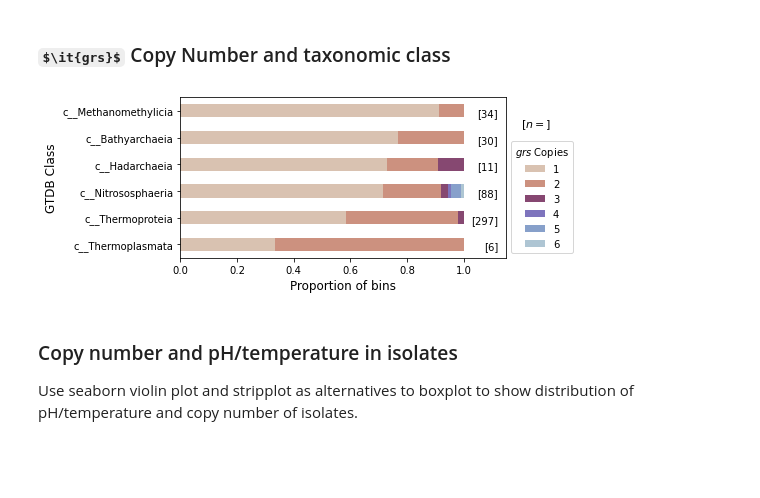
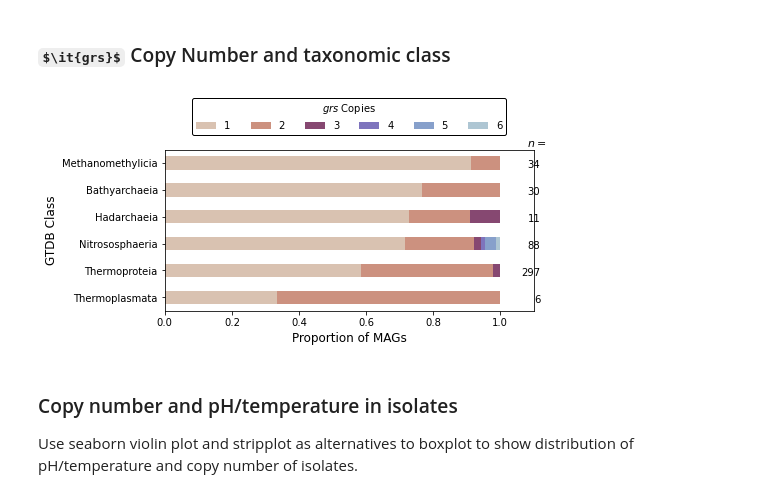
Before and after one commit to lnblum/grs_hotsprings_pub, a Jupyter notebook: figure_creation.ipynb, the cells around one changed output. Cells and saved outputs as stored; diff of their text form; code cells hidden in the pictures; some formulas as TeX source; blank space fills up the shorter version.

Commit message:
modified legend on class copy number bar chart

```diff
--- a/figure_creation.ipynb
+++ b/figure_creation.ipynb
@@ -120,43 +120,44 @@ df1 = df[df['copy_number']==1].groupby('Class').count().loc[:,'copy_number']
 df2 = df[df['copy_number']==2].groupby('Class').count().loc[:,'copy_number']
 df3 = df[df['copy_number']==3].groupby('Class').count().loc[:,'copy_number']
 df4 = df[df['copy_number']==4].groupby('Class').count().loc[:,'copy_number']
 df5 = df[df['copy_number']==5].groupby('Class').count().loc[:,'copy_number']
 df6 = df[df['copy_number']==6].groupby('Class').count().loc[:,'copy_number']
 
 cat_df = pd.concat([df1, df2, df3, df4, df5, df6] , axis = 1)
 cat_df.columns = ['1','2','3','4','5','6']
 cat_df_p = cat_df.div(cat_df.sum(axis=1), axis=0)
 cat_df_p['total'] = cat_df.sum(axis=1)
 cat_df_p = cat_df_p.sort_values('1') #Sort values to order the data table
-
+cat_df_p.index = cat_df_p.index.str.replace('c__', '')
 #limited to more than 1 copy.
 my_cmap = plt.get_cmap("twilight_r")
 cat_df_p=cat_df_p[cat_df_p['1']<1]
 
-fig, ax = plt.subplots(figsize=(8, 3))
+fig, ax = plt.subplots(figsize=(7.25,4))
 cat_df_p.iloc[:,:-1].plot(
     kind = 'barh',
     stacked = True,
     mark_right = True, ax = ax, color = my_cmap([50, 100, 200, 350, 400, 450]), alpha = 0.8)
 
 totals = cat_df_p['total']
 count = 0
 for total in totals:
-    ax.text(1.12, -0.2+count*1,"["+str(int(total))+"]", ha='right')
+    ax.text(1.12, -0.2+count*1,str(int(total)), ha='right')
     count = count+1
-ax.text(1.2, 4.4, "$\it{[n=]}$", fontsize = '11')
+ax.text(1.08, 5.6, "$\it{n=}$", fontsize = '11')
 
-ax.set_xlim(0,1.15)
-ax.legend(bbox_to_anchor=(1.22,0),
-              loc='lower right', fontsize='medium', title = '$\it{grs}$ Copies')
+ax.set_xlim(0,1.1)
 
-ax.set_xlabel('Proportion of bins', size = 'large')
+ax.legend(bbox_to_anchor=(0, 0., 1, 1.35),
+              loc='upper center', fontsize='medium', title = '$\it{grs}$ Copies', ncol = 6, framealpha = 1, edgecolor = 'black')
+
+ax.set_xlabel('Proportion of MAGs', size = 'large')
 ax.set_ylabel('GTDB Class', size = 'large')
 
 plt.tight_layout()
-fig.savefig(os.path.join(outputs,'class_copy_number_lim.png'), dpi= 300)
+#fig.savefig(os.path.join(outputs,'class_copy_number_lim.png'), dpi= 300)
 # %% [output]
-[figure, old version]
+[figure, new version]
 # %% [markdown]
 ### Copy number and pH/temperature in isolates
 Use seaborn violin plot and stripplot as alternatives to boxplot to show distribution of pH/temperature and copy number of isolates.
```
Also changed, not shown: parts of 1 cell of this notebook, 1 other file.
